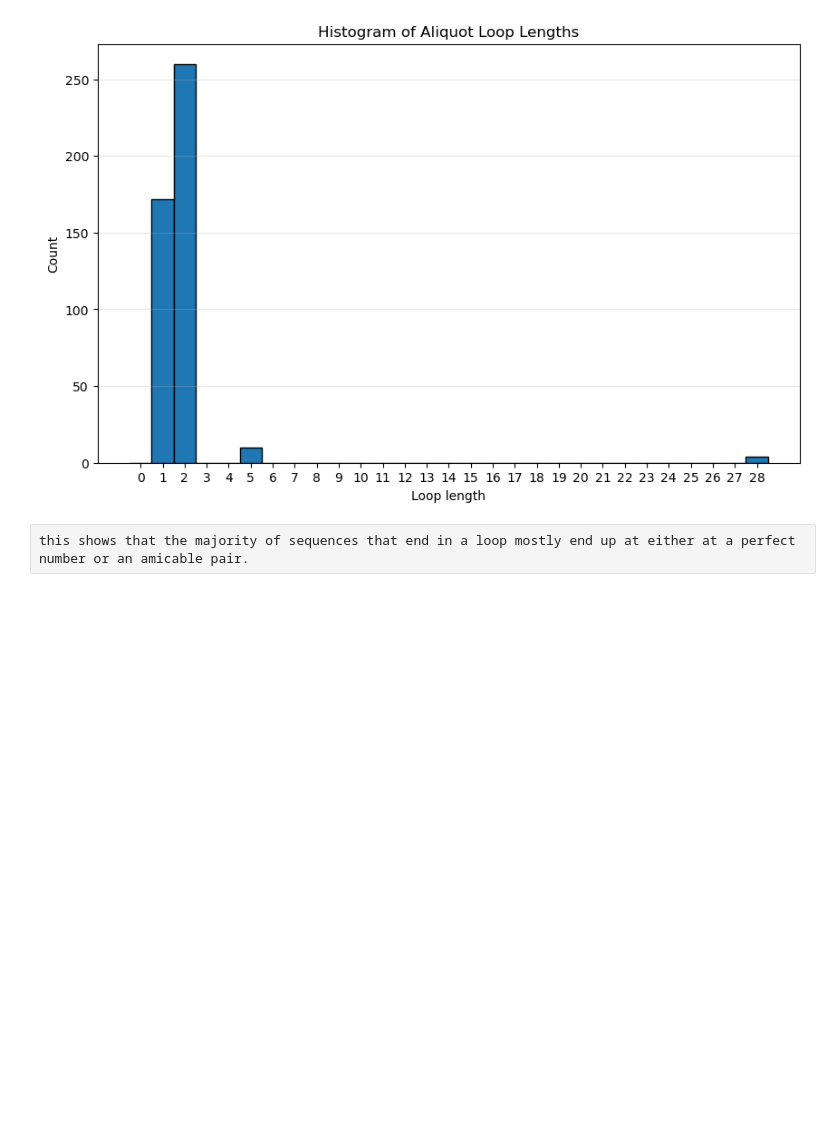
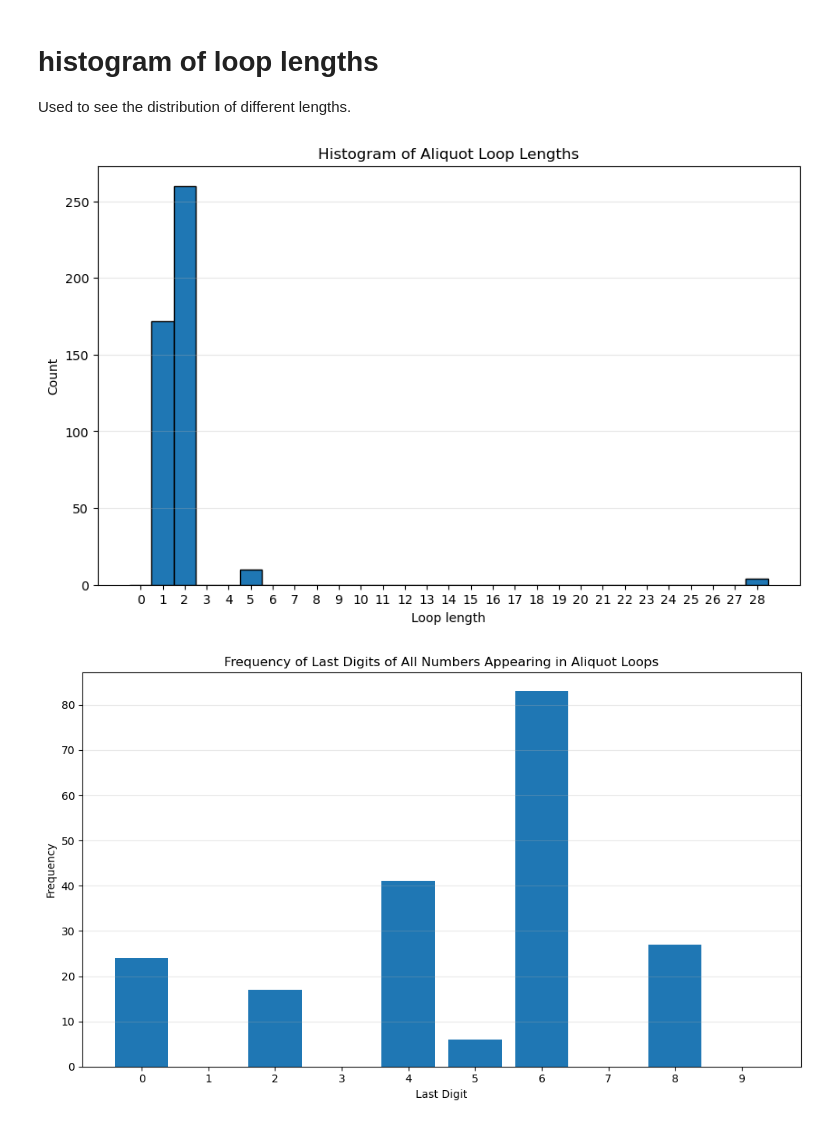
Before and after one commit to EmilHarris/Aliquot-Sequences, a Jupyter notebook: extention 7.ipynb, the cells around one changed output. Drawn from its saved outputs; the diff is of its cells as text; code cells hidden in the pictures; blank space fills up the shorter version.

```diff
--- a/extention 7.ipynb
+++ b/extention 7.ipynb
@@ -314,3 +193,6 @@ again you can see that looped alliquot sequences are generally evenly spaced and
+# %% [markdown]
+# histogram of loop lengths
+Used to see the distribution of different lengths.
 # %%
 import matplotlib.pyplot as plt
 
@@ -328,33 +210,65 @@ for n in range(1, n_max + 1):
         for i, val in enumerate(seq):
             if val in seen:
                 loop_start_index = seen[val]
                 break
             seen[val] = i
 
         # Extract loop
         loop_cycle = seq[loop_start_index:]
         loop_length = len(loop_cycle) - 1
 
         # Store loop_length
         loop_lengths.append(loop_length)
 
-# ---- Plotting histogram ----
+#plot histogram
 plt.figure(figsize=(10,6))
 
 # histogram bins: from 0 up to max length
 plt.hist(loop_lengths,
          bins=range(0, max(loop_lengths)+2),
          edgecolor='black',
          align='left')
 
 plt.xlabel("Loop length")
 plt.ylabel("Count")
 plt.title("Histogram of Aliquot Loop Lengths")
 plt.xticks(range(0, max(loop_lengths)+1))
 plt.grid(axis='y', alpha=0.3)
 
 plt.show()
+
+import matplotlib.pyplot as plt
+
+# Collect all numbers that appear in loops
+
+loop_numbers = []
+
+for standard_loop, raw_loop in canonical_to_loop.items():
+    loop_numbers.extend(raw_loop)
+# include duplicates in the loop itself
+
+
+# Count last-digit frequencies
+
+freq = {d: 0 for d in range(10)}
+
+for num in loop_numbers:
+    last_digit = num % 10
+    freq[last_digit] += 1
+
+# Plot bar chart
+
+plt.figure(figsize=(10, 6))
+plt.bar(freq.keys(), freq.values())
+
+plt.xticks(range(10))
+plt.xlabel("Last Digit")
+plt.ylabel("Frequency")
+plt.title("Frequency of Last Digits of All Numbers Appearing in Aliquot Loops")
+plt.grid(axis='y', alpha=0.3)
+
+plt.tight_layout()
+plt.show()
 # %% [output]
 [figure]
+[figure, added]
-# %% [raw]
-this shows that the majority of sequences that end in a loop mostly end up at either at a perfect number or an amicable pair.
```
Also changed, not shown: parts of 17 cells of this notebook.
